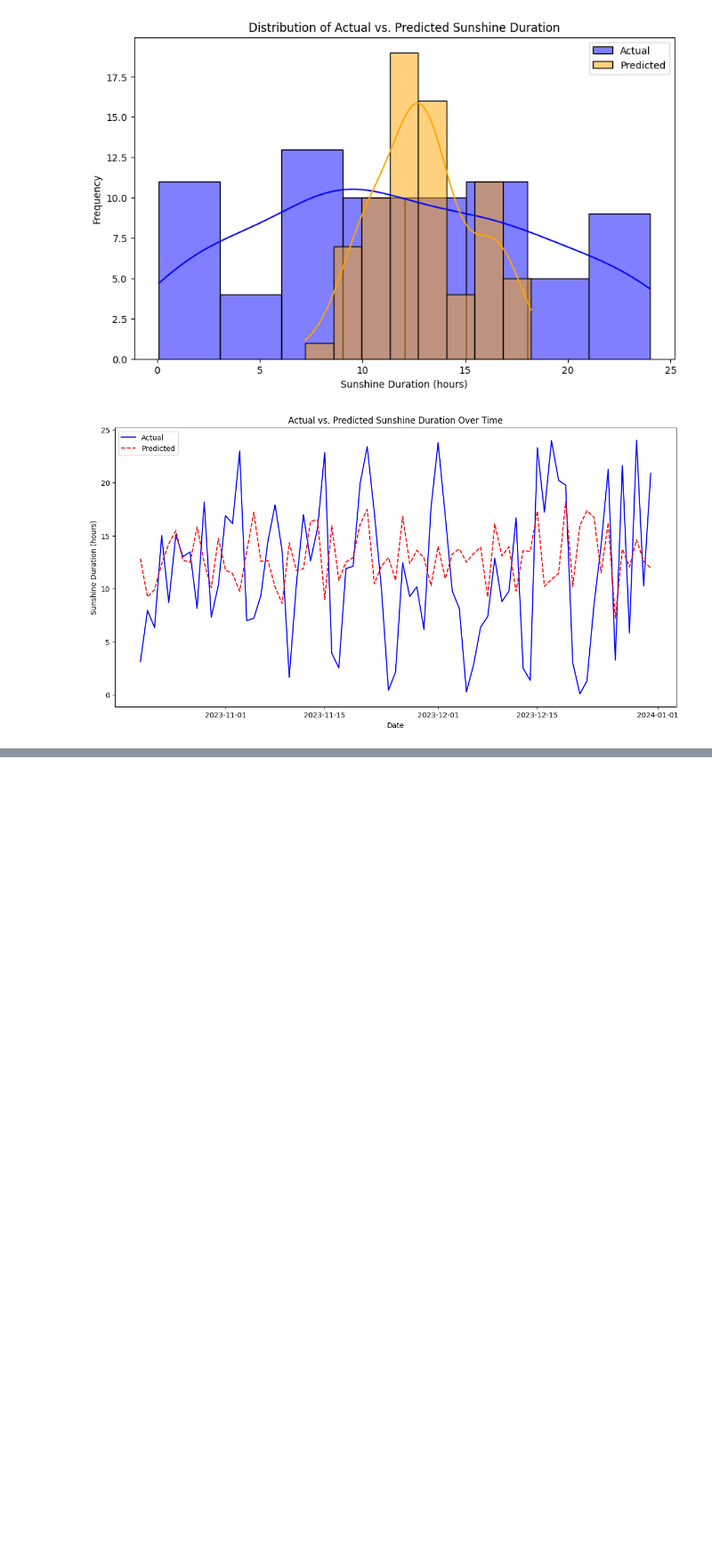
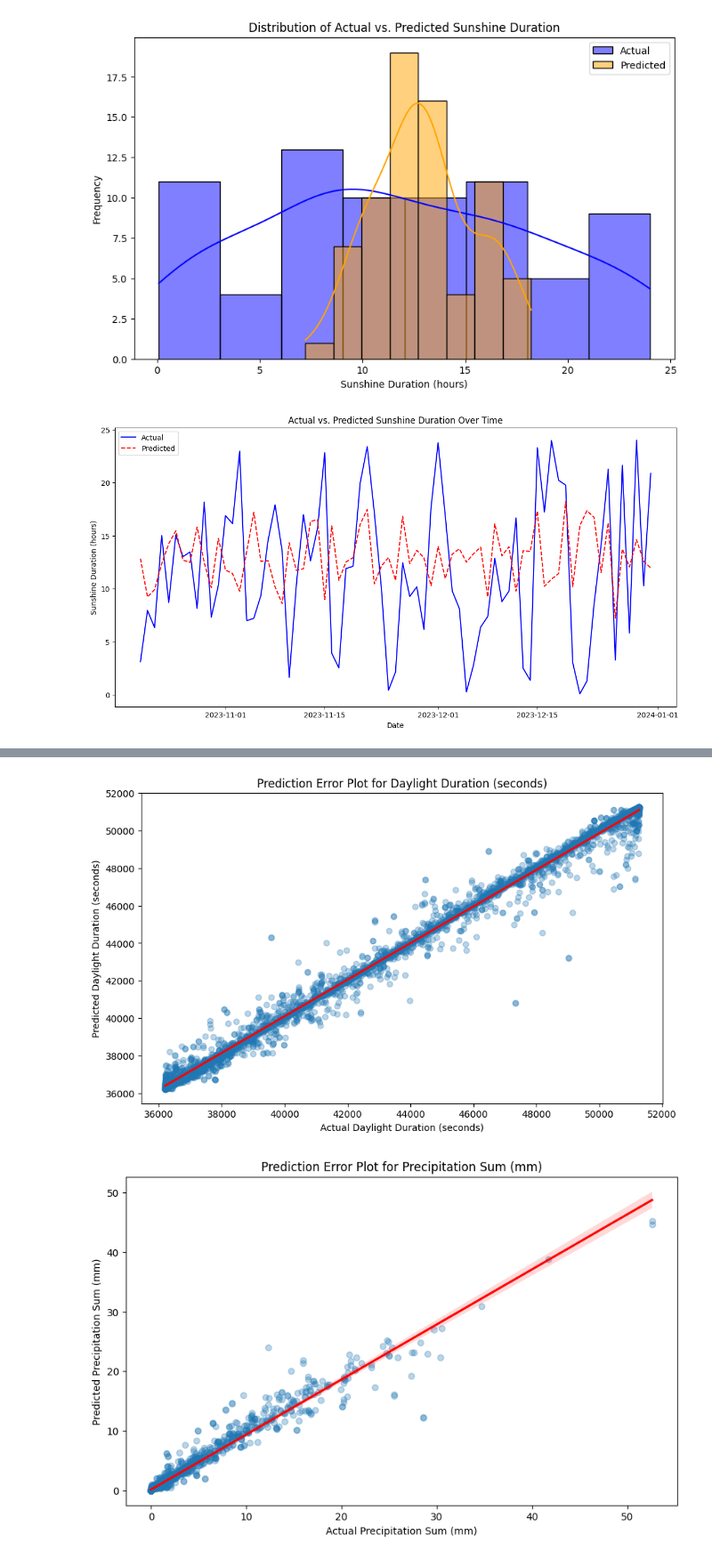
Before and after one commit to samyak-anand/Weather_forecast, a Jupyter notebook: scripts/Weather_analysis_using_mysql.ipynb, the cells around one changed output, grey strips where cells are left out. Shown at 89% size. Drawn from its saved outputs; the diff is of its cells as text; code cells hidden in the pictures; blank space fills up the shorter version.

```diff
--- a/scripts/Weather_analysis_using_mysql.ipynb
+++ b/scripts/Weather_analysis_using_mysql.ipynb
@@ -798,0 +803,9 @@ plt.show()
+# %%
+# Connect to the MySQL database
+conn = mysql.connector.connect(
+    host='localhost',
+    user='samyak',
+    password='Capt_n3m0',
+    database='weather_database'
+)
+cursor= conn.cursor()
@@ -798,0 +857,15 @@ plt.show()
+# %%
+# Ensure 'daylight_duration' is in total seconds if it is in a timedelta format
+if 'daylight_duration' in daily_data.columns and daily_data['daylight_duration'].dtype == 'timedelta64[ns]':
+    daily_data['daylight_duration'] = daily_data['daylight_duration'].dt.total_seconds()
+
+# Ensure all feature columns are numeric
+X = daily_data.drop(['date', 'daylight_duration', 'precipitation_sum', 'rain_sum', 'snowfall_sum', 'precipitation_hours'], axis=1)
+X = X.apply(pd.to_numeric)
+
+# Define the target variables
+y_daylight_duration = daily_data['daylight_duration']
+y_precipitation_sum = daily_data['precipitation_sum']
+y_rain_sum = daily_data['rain_sum']
+y_snowfall_sum = daily_data['snowfall_sum']
+y_precipitation_hours = daily_data['precipitation_hours']
@@ -798,0 +925,20 @@ plt.show()
+# %%
+import seaborn as sns
+import matplotlib.pyplot as plt
+
+def plot_prediction_error(y_test, y_pred, label):
+    plt.figure(figsize=(10, 6))
+    sns.regplot(x=y_test, y=y_pred, scatter_kws={'alpha':0.3}, line_kws={'color':'red'})
+    plt.xlabel(f'Actual {label}')
+    plt.ylabel(f'Predicted {label}')
+    plt.title(f'Prediction Error Plot for {label}')
+    plt.show()
+
+plot_prediction_error(y_test_daylight_duration, y_pred_daylight_duration, "Daylight Duration (seconds)")
+plot_prediction_error(y_test_precipitation_sum, y_pred_precipitation_sum, "Precipitation Sum (mm)")
+plot_prediction_error(y_test_rain_sum, y_pred_rain_sum, "Rain Sum (mm)")
+plot_prediction_error(y_test_snowfall_sum, y_pred_snowfall_sum, "Snowfall Sum (mm)")
+plot_prediction_error(y_test_precipitation_hours, y_pred_precipitation_hours, "Precipitation Hours")
+# %% [output]
+[figure, added]
+[figure, added]
```
Also changed, not shown: parts of 12 cells of this notebook.
